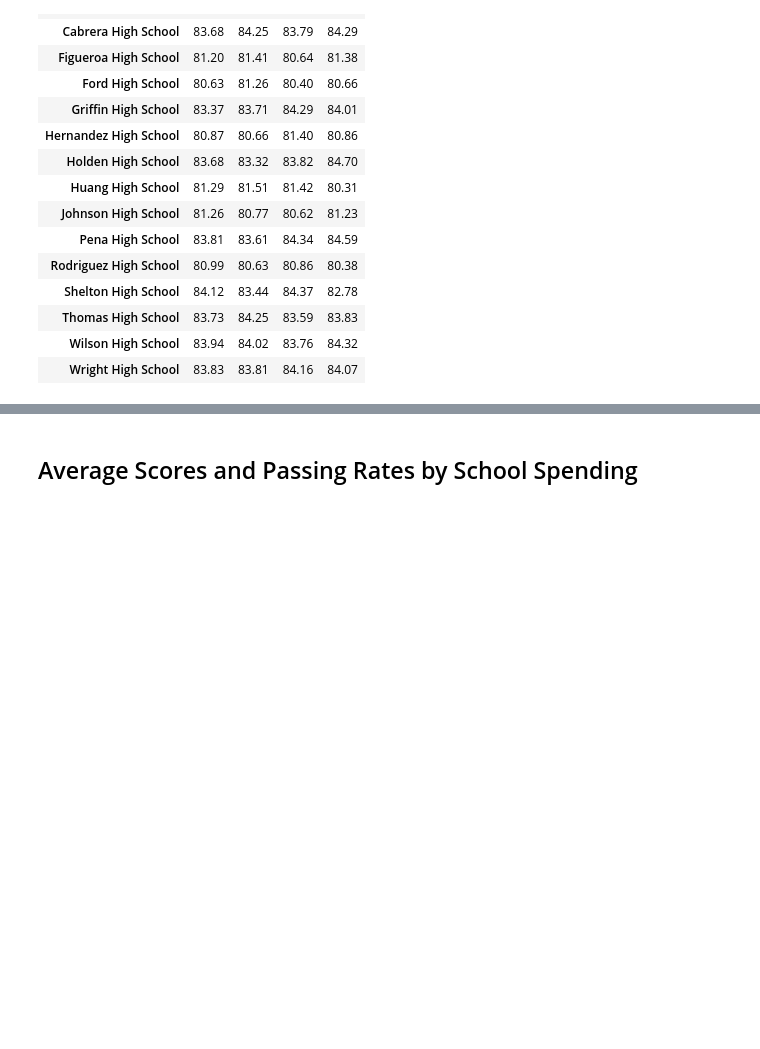
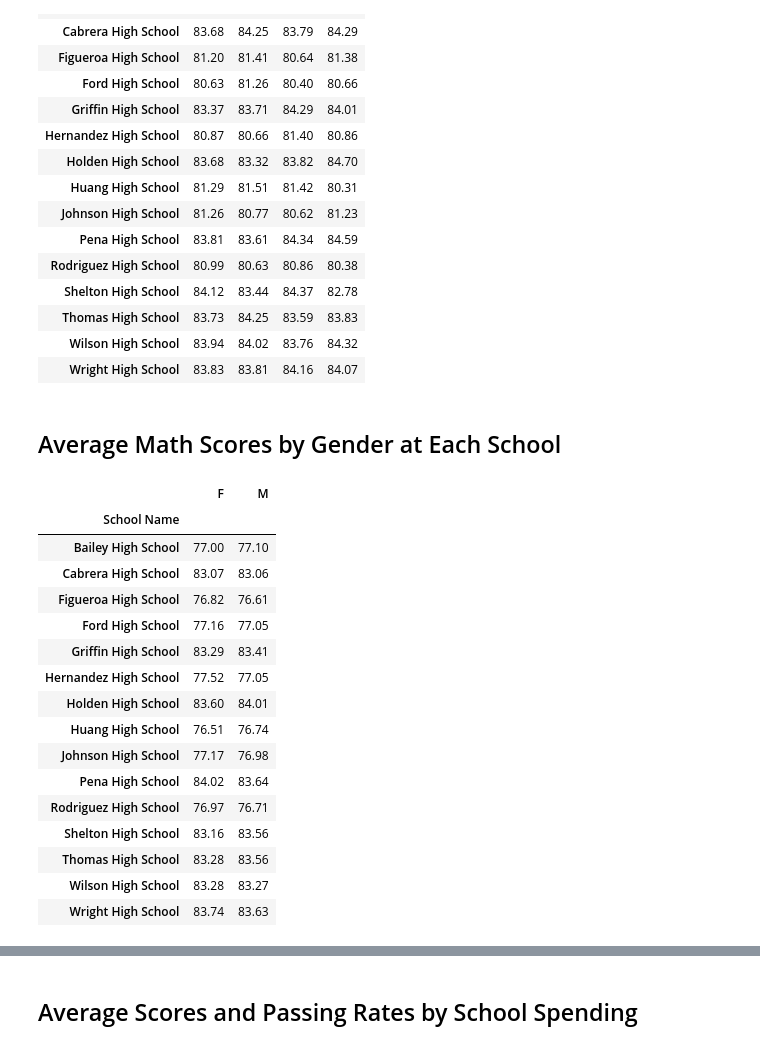
Before and after one commit to rickmora98/Python-Pandas-2, a Jupyter notebook: PyCitySchools/PyCitySchools.ipynb, the cells around one changed output, grey strips where cells are left out. Drawn from its saved outputs; the diff is of its cells as text; code cells hidden in the pictures; blank space fills up the shorter version.

```diff
--- a/PyCitySchools/PyCitySchools.ipynb
+++ b/PyCitySchools/PyCitySchools.ipynb
@@ -277,3 +279,41 @@ Reading_Scores_By_Grade_DF.set_index("School Name").sort_index()
 | Thomas High School | 83.73 | 84.25 | 83.59 | 83.83 |
 | Wilson High School | 83.94 | 84.02 | 83.76 | 84.32 |
 | Wright High School | 83.83 | 83.81 | 84.16 | 84.07 |
+# %% [markdown]
+## Average Math Scores by Gender at Each School
+# %%
+# Calculate the average math scores for each gender:
+avg_math_scores_f = combined_data[combined_data["gender"] == "F"].groupby("School ID").mean()["math_score"]
+avg_math_scores_m = combined_data[combined_data["gender"] == "M"].groupby("School ID").mean()["math_score"]
+
+# Put into dataframe:
+Math_Scores_By_Gender_DF = pd.DataFrame({
+    "School Name": school_data["school_name"],
+    "F": avg_math_scores_f,
+    "M": avg_math_scores_m
+})
+
+# Format dataframe values:
+Math_Scores_By_Gender_DF["F"] = Math_Scores_By_Gender_DF["F"].map("{:.2f}".format)
+Math_Scores_By_Gender_DF["M"] = Math_Scores_By_Gender_DF["M"].map("{:.2f}".format)
+
+# Display dataframe:
+Math_Scores_By_Gender_DF.set_index("School Name").sort_index()
+# %% [output]
+|  | F | M |
+| School Name |  |  |
+| Bailey High School | 77.00 | 77.10 |
+| Cabrera High School | 83.07 | 83.06 |
+| Figueroa High School | 76.82 | 76.61 |
+| Ford High School | 77.16 | 77.05 |
+| Griffin High School | 83.29 | 83.41 |
+| Hernandez High School | 77.52 | 77.05 |
+| Holden High School | 83.60 | 84.01 |
+| Huang High School | 76.51 | 76.74 |
+| Johnson High School | 77.17 | 76.98 |
+| Pena High School | 84.02 | 83.64 |
+| Rodriguez High School | 76.97 | 76.71 |
+| Shelton High School | 83.16 | 83.56 |
+| Thomas High School | 83.28 | 83.56 |
+| Wilson High School | 83.28 | 83.27 |
+| Wright High School | 83.74 | 83.63 |
```
Also changed, not shown: parts of 5 cells of this notebook.
